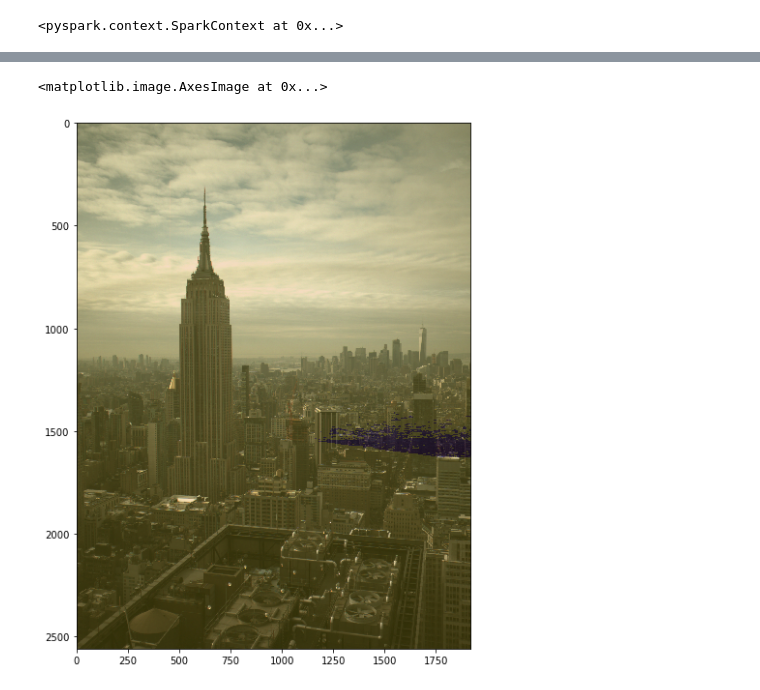
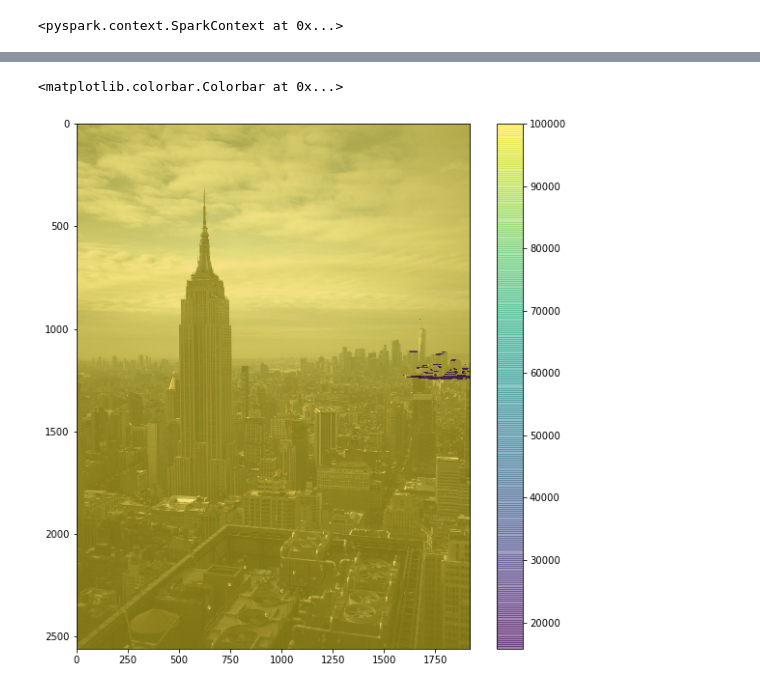
Before and after one commit to cmoscardi/Big_Data_UO_Ray_Tracing, a Jupyter notebook: photogrammetry.ipynb, the cells around one changed output, grey strips where cells are left out. Cells and saved outputs as stored; diff of their text form; code cells hidden in the pictures.

Commit message:
projecting fine

```diff
--- a/photogrammetry.ipynb
+++ b/photogrammetry.ipynb
@@ -202,3 +135,0 @@ def project_one(filename):
-# %%
-# x-978979.241501_y-208815.073690.npy
-distgrid, xgrid, ygrid = project_one('data_npy/x-978979.241501_y-198575.073690.npy')
@@ -230,14 +146,14 @@ def read_array2(rdd):
 # %%
-def proj_npy(rdd):
+def proj_npy(tile):
     import colin
     from project_lidar import in_picture
     from project_lidar import distance
 
-    array=np.frombuffer(bytes(rdd[1]))
+    array=np.frombuffer(bytes(tile[1]))
     dat = array[10:].reshape(-1, 3)
 
-    params = [4.48723386e+00, 5.75616144e-02, 1.14226011e-02, 9.88501080e+05,
-              2.14474001e+05, 7.93662680e+02, 2.84534724e+03]
+    params = [1.345794960057916, 0.056072502823257861, -0.012072660480989369, 988504.86108153069,
+              214494.40203705645, 799.41113612974959, 2831.8189679364423]
 
     omega, phi, kappa, xs, ys, zs, f = params
     image_dims = [1918, 2560]
@@ -248,7 +164,7 @@ def proj_npy(rdd):
     pixel_xy = 1.0*colin.colin(params, dat)
 
     # un-center pixel (x,y)
-    x = image_dims[0]/2 - pixel_xy[:,0].astype(int)
+    x = image_dims[0]/2 + pixel_xy[:,0].astype(int)
     y = image_dims[1]/2 + pixel_xy[:,1].astype(int)
 
     is_in_picture = in_picture(x,y,image_dims)
@@ -271,14 +187,14 @@ def proj_npy(rdd):
     # And it is closer to the camera than the current value stored in
     # the corresponding pixel of the distance array
 
-    nx = distgrid.shape[1]-1
-    ny = distgrid.shape[0]-1
+#     nx = distgrid.shape[1]-1
+#     ny = distgrid.shape[0]-1
 
     for ii in range(index.size):
-        if n[ii]<distgrid[ny-y[ii],nx-x[ii]] and n[ii]>500:
-            distgrid[ny-y[ii],nx-x[ii]] = n[ii]
-            xgrid[ny-y[ii],nx-x[ii]] = dat[ii,0]
-            ygrid[ny-y[ii],nx-x[ii]] = dat[ii,1]
+        if n[ii]<distgrid[y[ii], x[ii]] and n[ii]>100:
+            distgrid[y[ii],x[ii]] = n[ii]
+            xgrid[y[ii],x[ii]] = dat[ii,0]
+            ygrid[y[ii],x[ii]] = dat[ii,1]
 
 
     return [distgrid, xgrid, ygrid]
@@ -308,3 +201,3 @@ return out
 # %%
-rdd = sc.binaryFiles('data_npy_test/*')
-a = rdd.map(proj_npy).reduce(reducerTest)
+rdd = sc.binaryFiles('data_npy_test/x-978979.241501_y-200623.073690test.npy')
+a = rdd.map(proj_npy).reduce(merge)
@@ -351,10 +206,13 @@ from PIL import Image
 # %%
 pl.figure(figsize=(10,10))
 
 im = Image.open('./bof_left.png')
-
-pl.imshow(im)
-pl.imshow(a[0], alpha=.2)
+imarray = np.array(im)
+# pl.imshow(imarray[900:1300, 1550:1850])
+# pl.imshow(a[0][900:1300, 1550:1850], alpha=0.5)
+pl.imshow(imarray)
+pl.imshow(a[0], alpha=0.5)
+pl.colorbar()
 # %% [output]
-<matplotlib.image.AxesImage at 0x...>
+<matplotlib.colorbar.Colorbar at 0x...>
-[figure, old version]
+[figure, new version]
```
Also changed, not shown: parts of 12 cells of this notebook.
